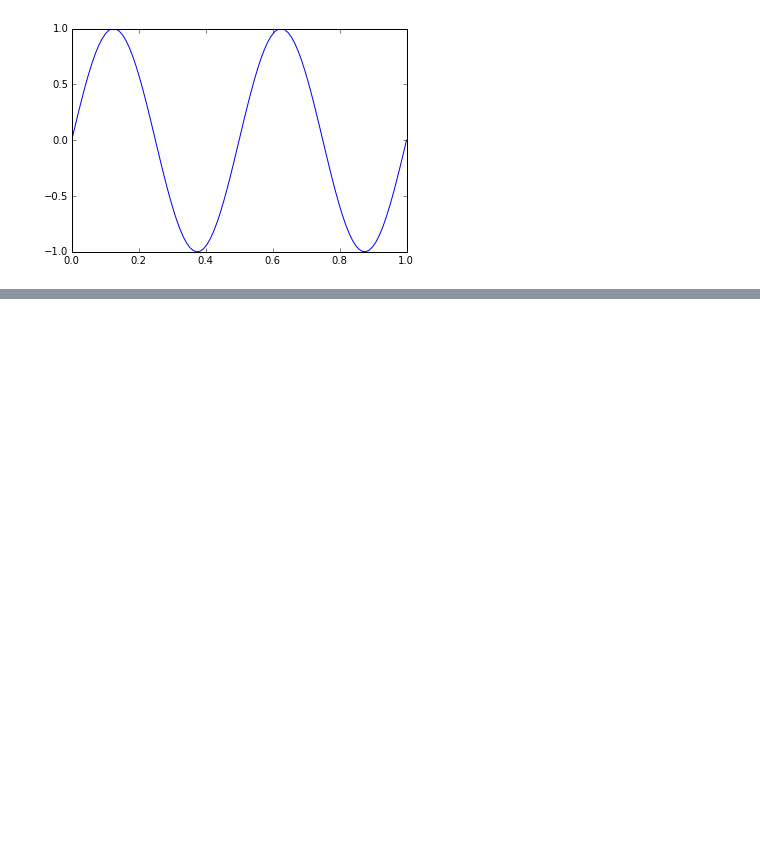
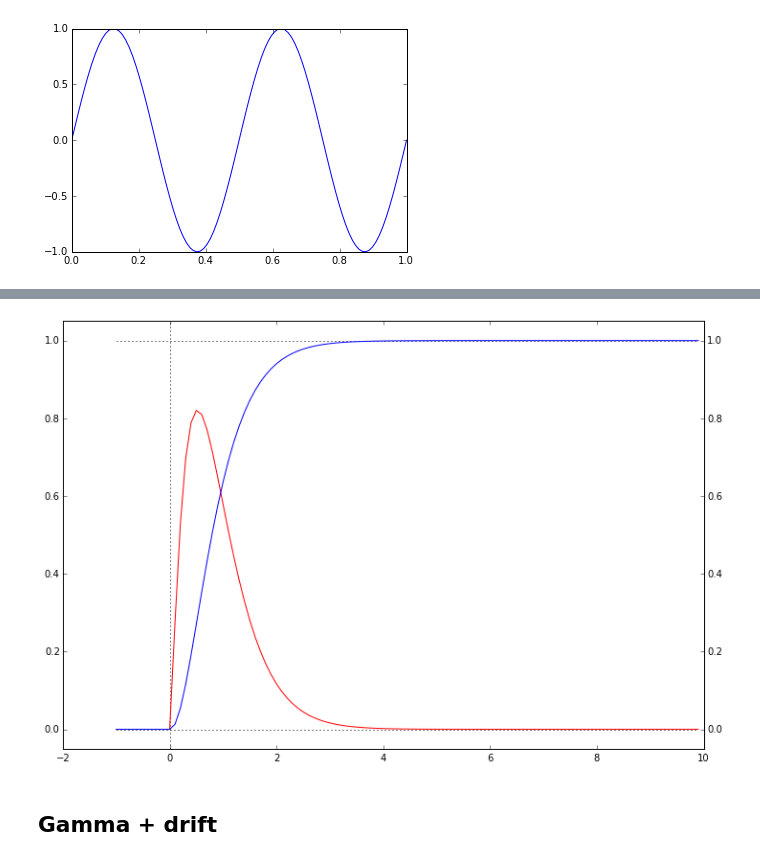
Before and after one commit to janwuyts/pythonplayground, a Jupyter notebook: testJW_20141020.ipynb, the cells around one changed output, grey strips where cells are left out. Saved outputs shown, nothing was run; the diff lists cells and outputs as text; code cells hidden in the pictures; blank space fills up the shorter version.

```diff
--- a/testJW_20141020.ipynb
+++ b/testJW_20141020.ipynb
@@ -27,0 +56,20 @@ interact(pltsin, f=(1,10,0.1), a=(1,10,1));
+# %%
+x = np.arange(-1.0,10.0,0.1)
+yrange = (-0.05,1.05)
+def plt_gamma(k=1, loc=0, theta=1):
+    fig = plt.figure(figsize=(12,8))
+    ax1 = fig.add_subplot(111)
+    ax1.plot((min(x),max(x)),(0,0), "k:")
+    ax1.plot((min(x),max(x)),(1,1), "k:")
+    ax1.plot((0,0), yrange, "k:")
+    ax1.set_ylim(*yrange)
+    ax1.plot(x, stats.gamma.pdf(x, k, loc, theta), "r-")
+    ax2 = ax1.twinx()
+    ax2.set_ylim(*yrange)
+    ax2.plot(x, stats.gamma.cdf(x, k, loc, theta), "b-")
+# %%
+interact(plt_gamma, k=(0.1,10,0.1), loc=(-2,2,0.1), theta=(0,3,0.1));
+# %% [output]
+[figure, added]
+# %% [markdown]
+## Gamma + drift
```
Also changed, not shown: parts of 14 cells of this notebook.
